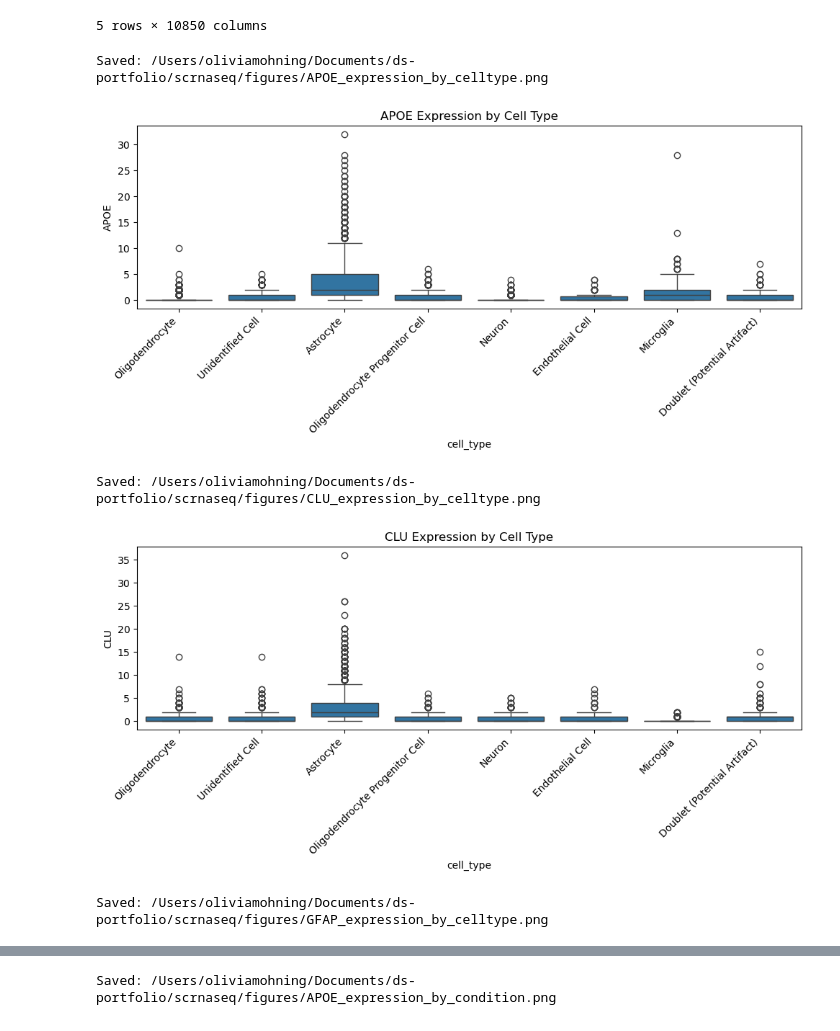
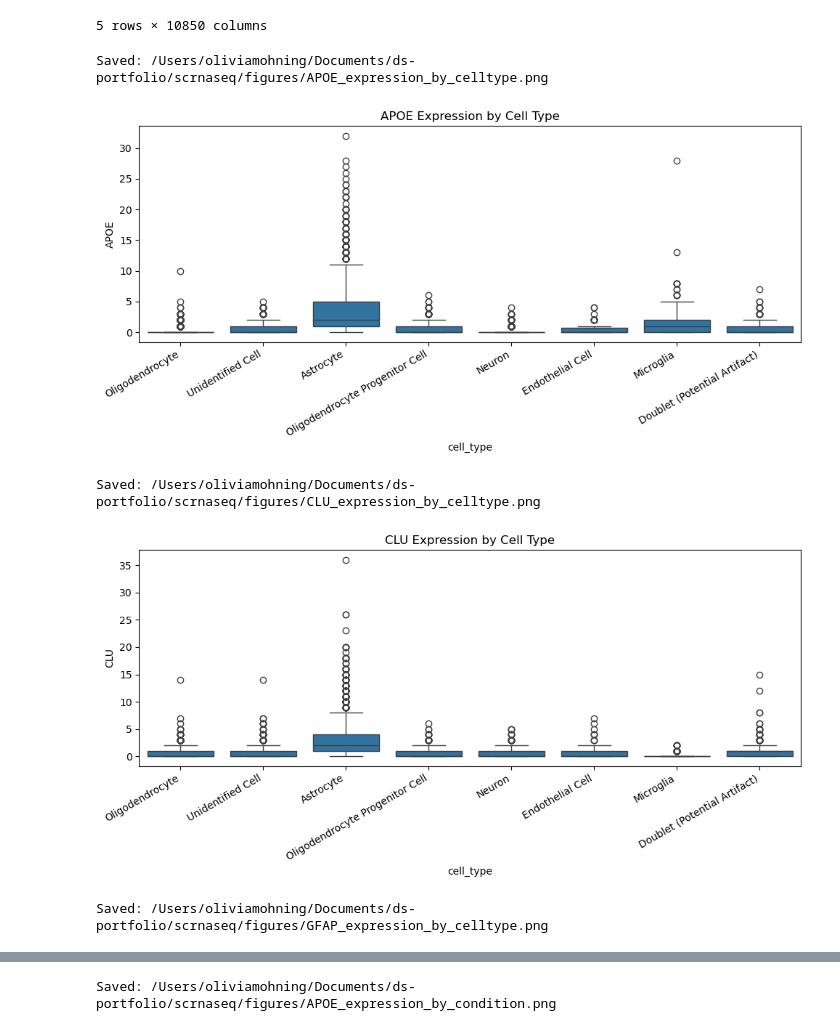
Before and after one commit to oliviamohning/alzheimers-scrnaseq, a Jupyter notebook: notebooks/alzheimers_snrna_analysis.ipynb, the cells around one changed output, grey strips where cells are left out. Saved outputs shown, nothing was run; the diff lists cells and outputs as text; code cells hidden in the pictures.

```diff
--- a/notebooks/alzheimers_snrna_analysis.ipynb
+++ b/notebooks/alzheimers_snrna_analysis.ipynb
@@ -430,23 +430,23 @@ celltype_means.to_csv(res_dir / 'mean_expression_by_celltype.csv')
 # %%
 genes_of_interest = ['APOE', 'CLU', 'GFAP']
 
 # Expression by cell type
 for gene in genes_of_interest:
     plt.figure(figsize=(10, 5))
     sns.boxplot(x='cell_type', y=gene, data=merged_df)
     plt.title(f'{gene} Expression by Cell Type')
-    plt.xticks(rotation=45, ha='right')
+    plt.xticks(rotation=30, ha='right')
     plt.tight_layout()
 
     # Save figure to figures folder
     fig_path = fig_dir / f"{gene}_expression_by_celltype.png"
     plt.savefig(fig_path, dpi=300, bbox_inches='tight')
     print(f"Saved: {fig_path}")
 
     plt.show()
 # %% [output]
 Saved: /Users/oliviamohning/Documents/ds-portfolio/scrnaseq/figures/APOE_expression_by_celltype.png
-[figure, old version]
+[figure, new version]
 Saved: /Users/oliviamohning/Documents/ds-portfolio/scrnaseq/figures/CLU_expression_by_celltype.png
-[figure, old version]
+[figure, new version]
 Saved: /Users/oliviamohning/Documents/ds-portfolio/scrnaseq/figures/GFAP_expression_by_celltype.png
```
Also changed, not shown: parts of 1 cell of this notebook.
